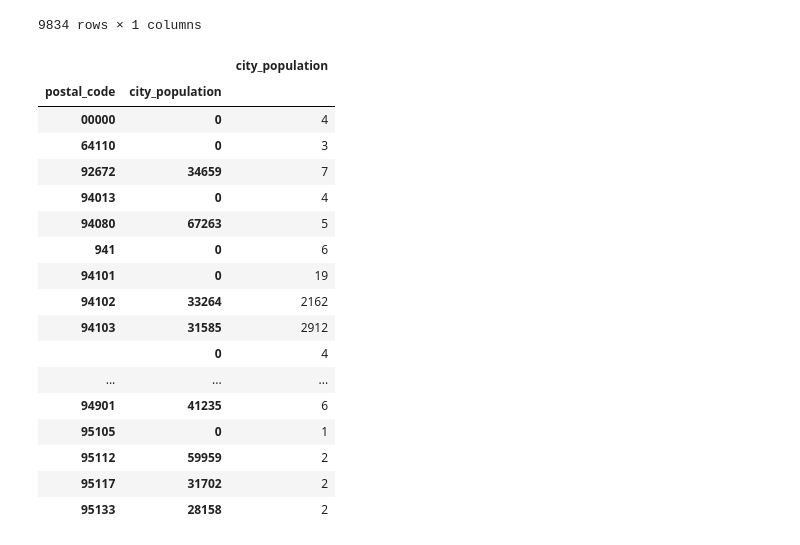
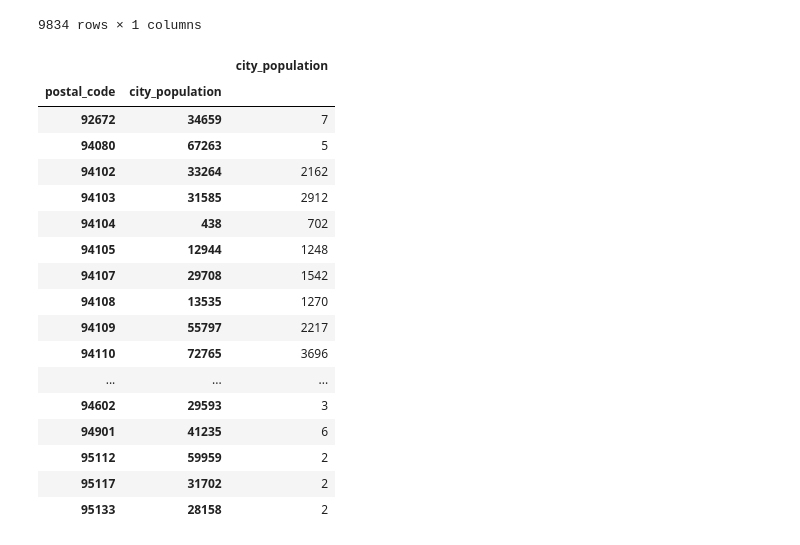
Before and after one commit to jrthompson25/Capstone-Project, a Jupyter notebook: Notebooks/capstone_restaurant_inspections_sanfran.ipynb, the cells around one changed output. Saved outputs shown, nothing was run; the diff lists cells and outputs as text; code cells hidden in the pictures.

Commit message:
Wrapping up analysis - San Fran

```diff
--- a/Notebooks/capstone_restaurant_inspections_sanfran.ipynb
+++ b/Notebooks/capstone_restaurant_inspections_sanfran.ipynb
@@ -95,6 +95,19 @@ restInspectSanFran.head()
 | 2 | 1203 | TAWAN'S THAI FOOD | San Francisco | CA | 94118 | 08/03/2017 12:00:00 AM | ... |
 | 3 | 1345 | Cordon Bleu | San Francisco | CA | 94109 | 09/28/2017 12:00:00 AM | ... |
 | 4 | 1352 | LA TORTILLA | San Francisco | CA | 94114 | 06/20/2018 12:00:00 AM | ... |
+# %%
+restInspectSanFran['inspection_month'].replace('01', 'Jan', inplace = True)
+restInspectSanFran['inspection_month'].replace('02', 'Feb', inplace = True)
+restInspectSanFran['inspection_month'].replace('03', 'Mar', inplace = True)
+restInspectSanFran['inspection_month'].replace('04', 'Apr', inplace = True)
+restInspectSanFran['inspection_month'].replace('05', 'May', inplace = True)
+restInspectSanFran['inspection_month'].replace('06', 'Jun', inplace = True)
+restInspectSanFran['inspection_month'].replace('07', 'Jul', inplace = True)
+restInspectSanFran['inspection_month'].replace('08', 'Aug', inplace = True)
+restInspectSanFran['inspection_month'].replace('09', 'Sep', inplace = True)
+restInspectSanFran['inspection_month'].replace('10', 'Oct', inplace = True)
+restInspectSanFran['inspection_month'].replace('11', 'Nov', inplace = True)
+restInspectSanFran['inspection_month'].replace('12', 'Dec', inplace = True)
 # %%
 restInspectSanFran.drop(["inspection_date"], axis = 1, inplace = True)
 restInspectSanFran
@@ -1288,24 +1385,39 @@ inspectionsPerZipAndYear_df
 |  | iNoodles | 4 |
 9834 rows × 1 columns
 # %%
+#Population per zip
 popPerZip = sanFranInspectsAndZips.groupby('postal_code').city_population.value_counts().to_frame()
+popPerZip = popPerZip.drop(popPerZip.index[-4])
+popPerZip = popPerZip.drop(popPerZip.index[-8])
+popPerZip = popPerZip.drop(popPerZip.index[-9])
+popPerZip = popPerZip.drop(popPerZip.index[-15])
+popPerZip = popPerZip.drop(popPerZip.index[-17])
+popPerZip = popPerZip.drop(popPerZip.index[-19])
+popPerZip = popPerZip.drop(popPerZip.index[-20])
+popPerZip = popPerZip.drop(popPerZip.index[-26])
+popPerZip = popPerZip.drop(popPerZip.index[0])
+popPerZip = popPerZip.drop(popPerZip.index[0])
+popPerZip = popPerZip.drop(popPerZip.index[1])
+popPerZip = popPerZip.drop(popPerZip.index[2])
+popPerZip = popPerZip.drop(popPerZip.index[2])
+popPerZip = popPerZip.drop(popPerZip.index[4])
 popPerZip
 # %% [output]
 |  |  | city_population |
 | postal_code | city_population |  |
-| 00000 | 0 | 4 |
-| 64110 | 0 | 3 |
 | 92672 | 34659 | 7 |
-| 94013 | 0 | 4 |
 | 94080 | 67263 | 5 |
-| 941 | 0 | 6 |
-| 94101 | 0 | 19 |
 | 94102 | 33264 | 2162 |
 | 94103 | 31585 | 2912 |
-|  | 0 | 4 |
+| 94104 | 438 | 702 |
+| 94105 | 12944 | 1248 |
+| 94107 | 29708 | 1542 |
+| 94108 | 13535 | 1270 |
+| 94109 | 55797 | 2217 |
+| 94110 | 72765 | 3696 |
 | ... | ... | ... |
+| 94602 | 29593 | 3 |
 | 94901 | 41235 | 6 |
-| 95105 | 0 | 1 |
 | 95112 | 59959 | 2 |
 | 95117 | 31702 | 2 |
 | 95133 | 28158 | 2 |
```
Also changed, not shown: parts of 10 cells of this notebook.
